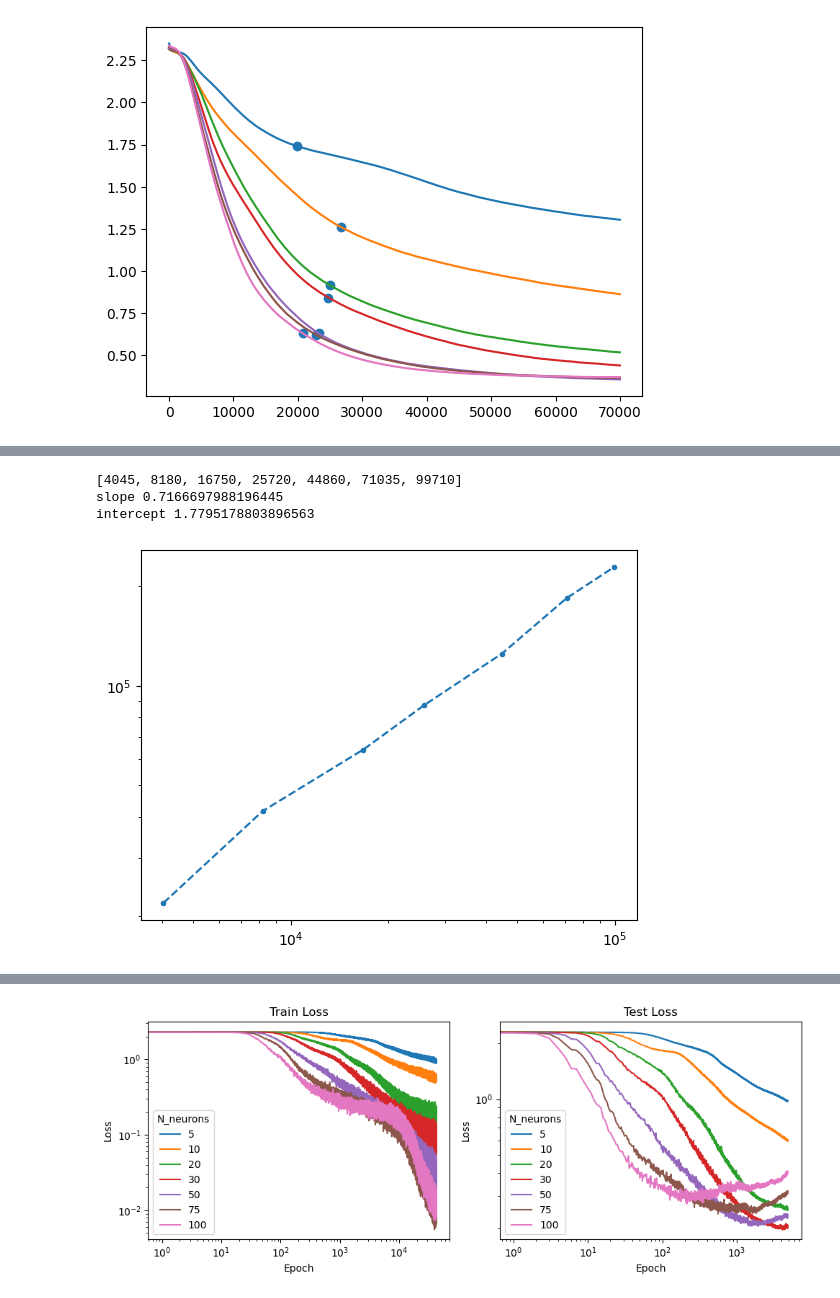
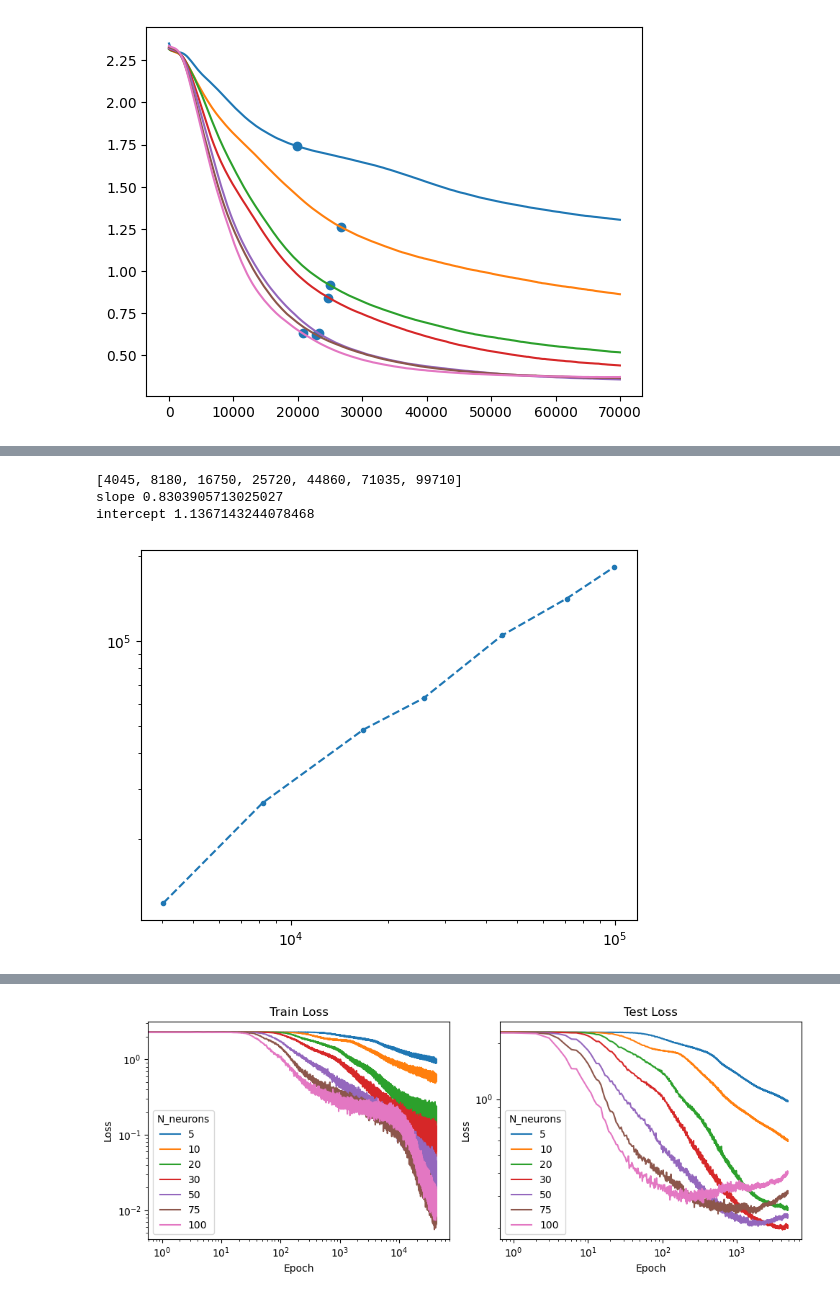
Before and after one commit to ASkalli/nonlinear_oscillator_network, a Jupyter notebook: MNIST/results/convergence_analysis.ipynb, the cells around one changed output, grey strips where cells are left out. Cells and saved outputs as stored; diff of their text form; code cells hidden in the pictures.

```diff
--- a/MNIST/results/convergence_analysis.ipynb
+++ b/MNIST/results/convergence_analysis.ipynb
@@ -126,10 +126,10 @@ for i in range(len(N_neurons_vec)):          # loop over neuron settings
 # %% [output]
 dict_keys(['train_loss', 'test_loss', 'test_acc', 'time', 'n_params'])
 # %%
-test_loss_mat = np.zeros((len(N_neurons_vec),len(avg_results[0]['test_loss'])))
-train_loss_mat = np.zeros((len(N_neurons_vec),len(avg_results[0]['train_loss'])))
+test_loss_mat = np.zeros((len(N_neurons_vec),len(avg_results_PEPG[0]['test_loss'])))
+train_loss_mat = np.zeros((len(N_neurons_vec),len(avg_results_PEPG[0]['train_loss'])))
 
-for k,D in enumerate(avg_results):
+for k,D in enumerate(avg_results_PEPG):
 
     test_loss_mat[k,:] = D['test_loss']
     train_loss_mat[k,:] = D['train_loss']
@@ -186,14 +177,4 @@ plt.scatter(knee_idx,test_loss_smooth[np.arange(len(N_neurons_vec)),knee_idx])
 # %% [output]
 <matplotlib.collections.PathCollection at 0x...>
 [figure]
-# %%
-
-idx_conv=[]
-
-for k,n in enumerate(N_neurons_vec):
-
-    loss_vec = test_loss_smooth[k,idx_start:idx_end]
-    idx_conv.append(knee_point_loglog(loss_vec) + idx_start)
-
-idx_conv = np.array(idx_conv)
 # %%
@@ -214,7 +193,7 @@ mem_cost_pepg = []
 N_dim_vec=[]
 for k,n in enumerate(N_neurons_vec):
     X = []
-    N_dim = int(avg_results[k]['n_params'])
+    N_dim = int(avg_results_PEPG[k]['n_params'])
     N_dim_vec.append(N_dim)
     pop_size = int((0.01*N_dim))
     pop_size = pop_size + 1 if pop_size % 2 else pop_size
@@ -245,0 +230,21 @@ intercept -2.0709813739577707
+# %%
+N_dim_vec = []
+for k in range(len(avg_results_PEPG)):
+    N_dim = int(avg_results_PEPG[k]['n_params'])
+    N_dim_vec.append(N_dim)
+#N_dim_vec = [4045, 8180, 16750, 25720, 44860, 71035, 99710]
+
+print(N_dim_vec)
+# peak memory data below was measured with the following dcript in the terminal command with or without scalene  : "scalene --html memory_profile_PEPG.py" only need to change N_dim in the .py script repeatedly
+#added tracemalloc memory profiling because scalene does not monitor such a low memory usage per epoch
+
+
+#PEPG_mem_perepoch = [4.824, 19.21,79.547,213.277 ,644.637,1616.281,3187.629]
+PEPG_mem_perepoch = [6.324,14.541,80.003,133.988,486.040,1215.185 ,2392.625] # cost in MB more accurate
+
+PEPG_cost_to_conv = PEPG_mem_perepoch * knee_idx_PEPG
+plt.loglog(N_dim_vec,PEPG_cost_to_conv,'--.')
+
+a, b = np.polyfit(np.log10(N_dim_vec), np.log10(PEPG_cost_to_conv), 1)  # linear fit
+print(f'slope {a}')
+print(f'intercept {b}')
@@ -340,22 +348,26 @@ print(f'intercept {b}')
 # %%
 N_dim_vec = []
 for k in range(len(avg_results_SPSA)):
     N_dim = int(avg_results_SPSA[k]['n_params'])
     N_dim_vec.append(N_dim)
+#N_dim_vec = [4045, 8180, 16750, 25720, 44860, 71035, 99710]
 
 print(N_dim_vec)
 # peak memory data below was measured with the following terminal command  : "scalene --html memory_profile_SPSA.py" only need to change N_dim in the .py script repeatedly
 #added tracemalloc memory profiling because scalene does not monitor such a low memory usage per epoch
 
-SPSA_mem_perepoch = [1.102, 1.554,2.559,3.516,5.373,8.092,11.039] # cost in MB
+#SPSA_mem_perepoch = [1.102, 1.554,2.559,3.516,5.373,8.092,11.039] # cost in MB
+#SPSA_mem_perepoch = [3.314, 3.875,5.022,5.906,8.131,10.953,14.787] # cost in MB
+SPSA_mem_perepoch = [0.596, 0.999,1.942,2.535,4.489,6.197,8.794] # cost in MB more accurate
+
 SPSA_cost_to_conv = SPSA_mem_perepoch * knee_idx_SPSA
 plt.loglog(N_dim_vec,SPSA_cost_to_conv,'--.')
 
 a, b = np.polyfit(np.log10(N_dim_vec), np.log10(SPSA_cost_to_conv), 1)  # linear fit
 print(f'slope {a}')
 print(f'intercept {b}')
 # %% [output]
 [4045, 8180, 16750, 25720, 44860, 71035, 99710]
-slope 0.7166697988196445
-intercept 1.7795178803896563
+slope 0.8303905713025027
+intercept 1.1367143244078468
-[figure, old version]
+[figure, new version]
```
Also changed, not shown: parts of 12 cells of this notebook, 5 other files.
